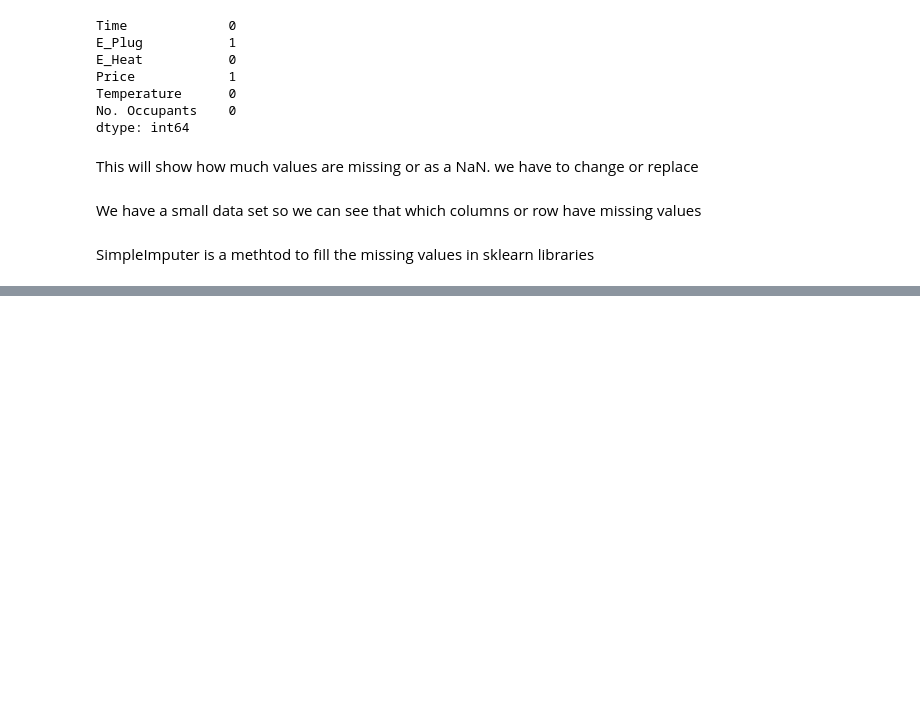
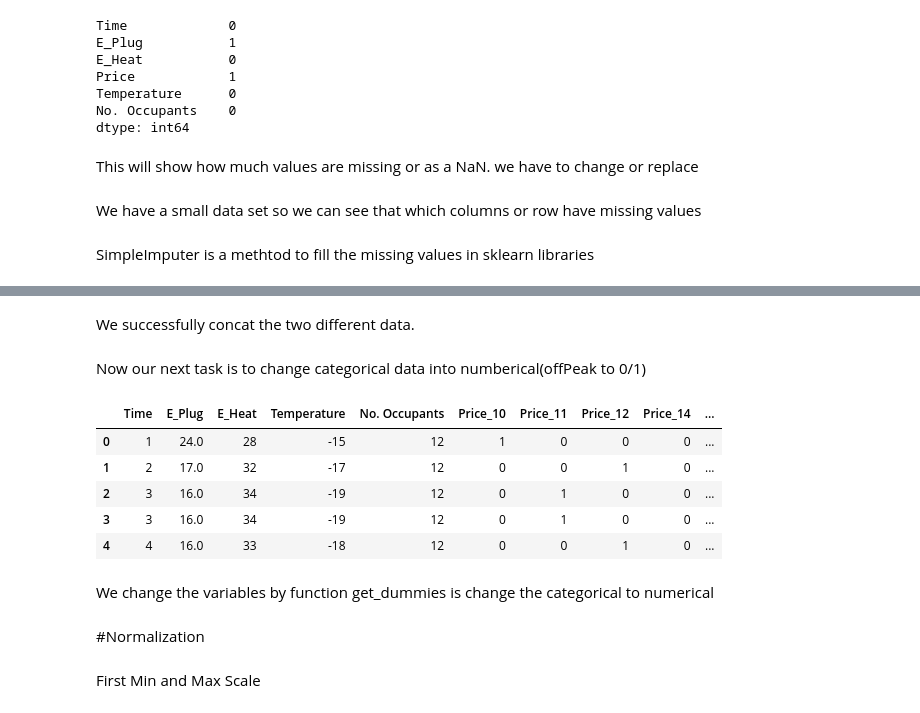
Before and after one commit to Anuj-Main/DataScienceProgramming, a Jupyter notebook: Preprocessing.ipynb, the cells around one changed output, grey strips where cells are left out. Saved outputs shown, nothing was run; the diff lists cells and outputs as text; code cells hidden in the pictures; blank space fills up the shorter version.

```diff
--- a/Preprocessing.ipynb
+++ b/Preprocessing.ipynb
@@ -285,0 +355,18 @@ Trans_data=M_val.transform(Reple_data)
+# %% [markdown]
+We successfully concat the two different data.
+# %% [markdown]
+Now our next task is to change categorical data into numberical(offPeak to 0/1)
+# %%
+Change_data=pd.get_dummies(Fill_data)
+Change_data.head()
+# %% [output]
+|  | Time | E_Plug | E_Heat | Temperature | No. Occupants | Price_10 | Price_11 | Price_12 | Price_14 | ... |
+| 0 | 1 | 24.0 | 28 | -15 | 12 | 1 | 0 | 0 | 0 | ... |
+| 1 | 2 | 17.0 | 32 | -17 | 12 | 0 | 0 | 1 | 0 | ... |
+| 2 | 3 | 16.0 | 34 | -19 | 12 | 0 | 1 | 0 | 0 | ... |
+| 3 | 3 | 16.0 | 34 | -19 | 12 | 0 | 1 | 0 | 0 | ... |
+| 4 | 4 | 16.0 | 33 | -18 | 12 | 0 | 0 | 1 | 0 | ... |
+# %% [markdown]
+We change the variables by function get_dummies is change the categorical to numerical
+# %% [markdown]
+#Normalization
@@ -285,0 +375,2 @@ Trans_data=M_val.transform(Reple_data)
+# %% [markdown]
+First Min and Max Scale
```
Also changed, not shown: parts of 19 cells of this notebook.
